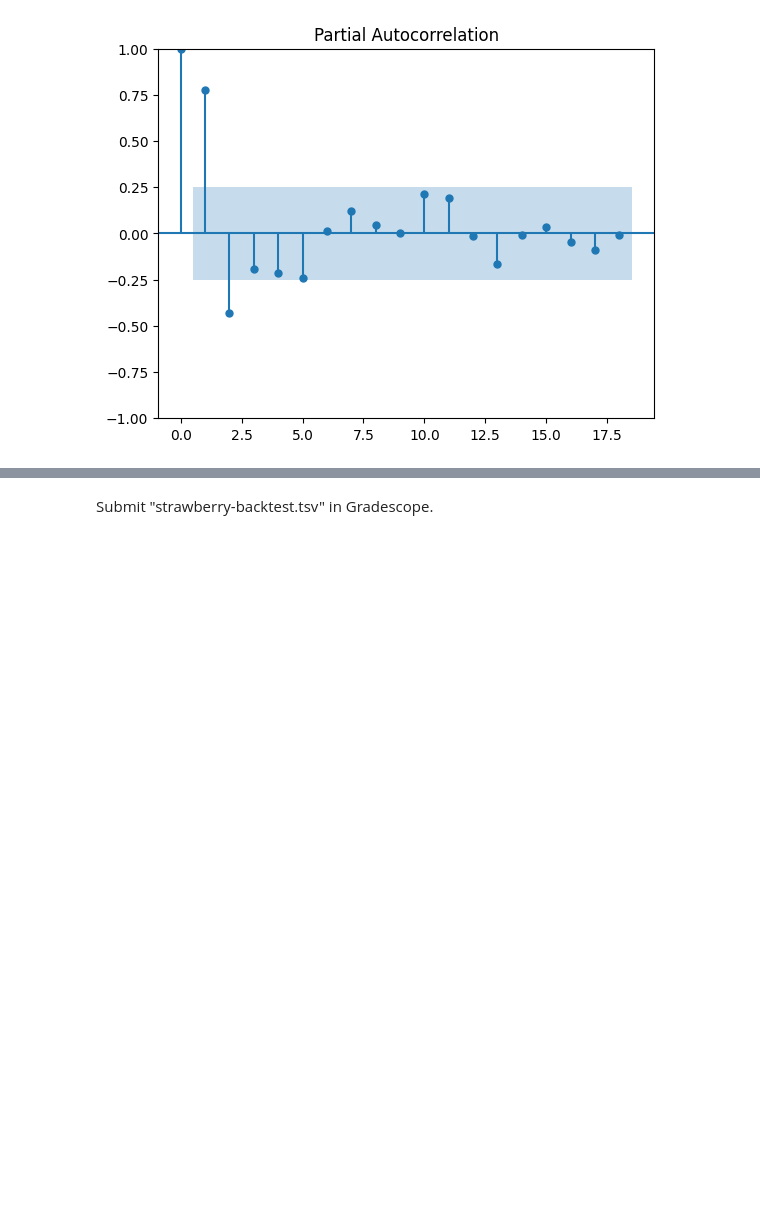
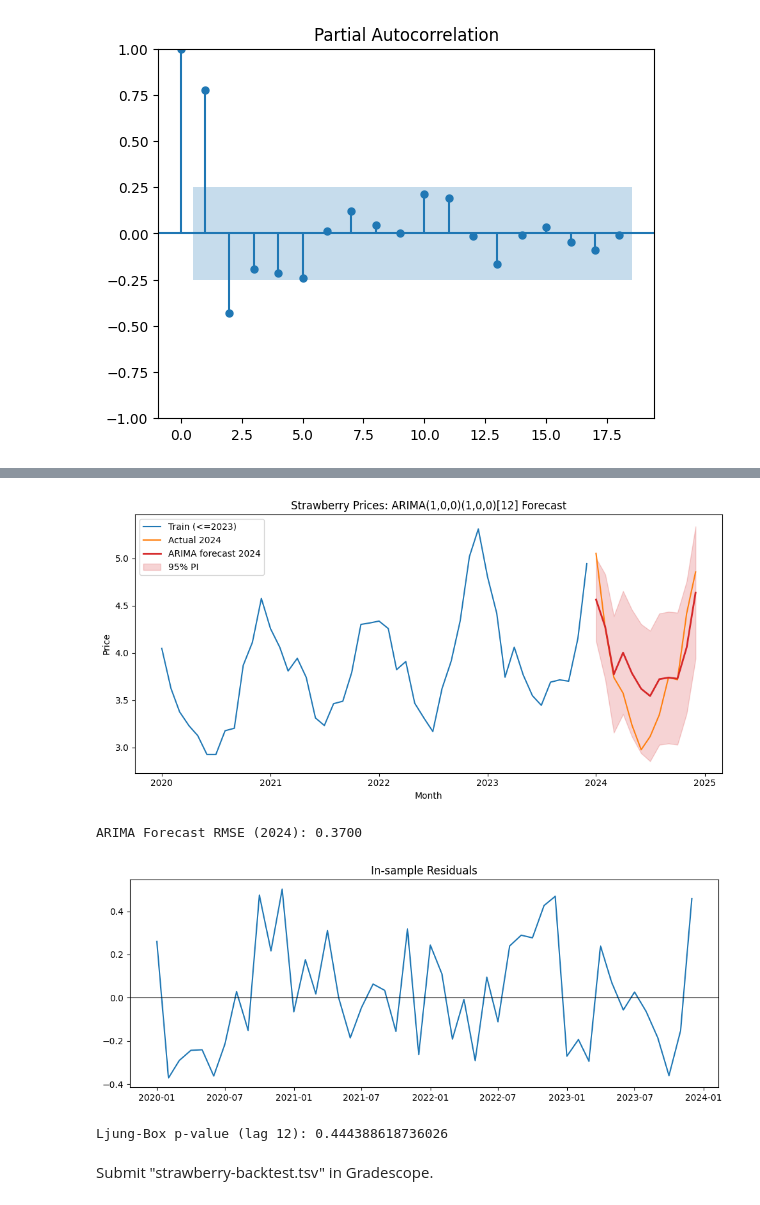
Before and after one commit to jtvon/dx704-project-02, a Jupyter notebook: project.ipynb, the cells around one changed output, grey strips where cells are left out. Drawn from its saved outputs; the diff is of its cells as text; code cells hidden in the pictures; blank space fills up the shorter version.

```diff
--- a/project.ipynb
+++ b/project.ipynb
@@ -127,3 +101,64 @@ pred_2024_df.to_csv('submission/strawberry-backtest.tsv', sep='\t')
+# %%
+# Improved ARIMA fit + plotting + diagnostics
+# Fit (you can grid-search orders first if desired)
+arima_model_spec = arima_model.ARIMA(training_df['price'],
+                                     order=(1,0,0),
+                                     seasonal_order=(1,0,0,12))
+arima_res = arima_model_spec.fit()
+
+# 1. Simple (your original) in-sample + forecast line
+in_sample_plus_forecast = arima_res.predict(start=0, end=len(df)-1)
+
+# 2. Proper forecast object with intervals
+steps_ahead = len(testing_df)  # 12
+fc_obj = arima_res.get_forecast(steps=steps_ahead)
+fc_mean = fc_obj.predicted_mean
+fc_ci = fc_obj.conf_int()      # DataFrame with lower / upper
+
+# Defensive handling of column names (statsmodels version differences)
+lower_col = fc_ci.columns[0]
+upper_col = fc_ci.columns[1]
+
+# 3. Plot: history + actual 2024 + forecast + intervals
+plt.figure(figsize=(10,5))
+plt.plot(training_df.index, training_df['price'], label='Train (<=2023)', color='C0')
+plt.plot(testing_df.index, testing_df['price'], label='Actual 2024', color='C1')
+plt.plot(fc_mean.index, fc_mean.values, label='ARIMA forecast 2024', color='C3', linewidth=2)
+plt.fill_between(fc_mean.index,
+                 fc_ci[lower_col],
+                 fc_ci[upper_col],
+                 color='C3', alpha=0.20, label='95% PI')
+plt.title('Strawberry Prices: ARIMA(1,0,0)(1,0,0)[12] Forecast')
+plt.ylabel('Price')
+plt.xlabel('Month')
+plt.legend()
+plt.tight_layout()
+plt.show()
+
+# 4. Forecast error metrics
+rmse = np.sqrt(mean_squared_error(testing_df['price'], fc_mean))
+print(f'ARIMA Forecast RMSE (2024): {rmse:.4f}')
+
+# 5. Residual diagnostics (in-sample)
+residuals = arima_res.resid
+plt.figure(figsize=(10,4))
+plt.plot(residuals)
+plt.title('In-sample Residuals')
+plt.axhline(0, color='k', linewidth=0.8)
+plt.tight_layout()
+plt.show()
+
+lb = acorr_ljungbox(residuals, lags=[12], return_df=True)
+print('Ljung-Box p-value (lag 12):', lb['lb_pvalue'].iloc[0])
+
+# 6. Save backtest forecast (mean only)
+pred_2024_df = pd.DataFrame({'price': fc_mean}, index=testing_df.index)
+pred_2024_df.to_csv('submission/strawberry-backtest.tsv', sep='\t')
+# %% [output]
+[figure, added]
+ARIMA Forecast RMSE (2024): 0.3700
+[figure, added]
+Ljung-Box p-value (lag 12): 0.444388618736026
 # %% [markdown]
 Submit "strawberry-backtest.tsv" in Gradescope.
 # %% [markdown]
```
Also changed, not shown: parts of 10 cells of this notebook, 5 other files.
